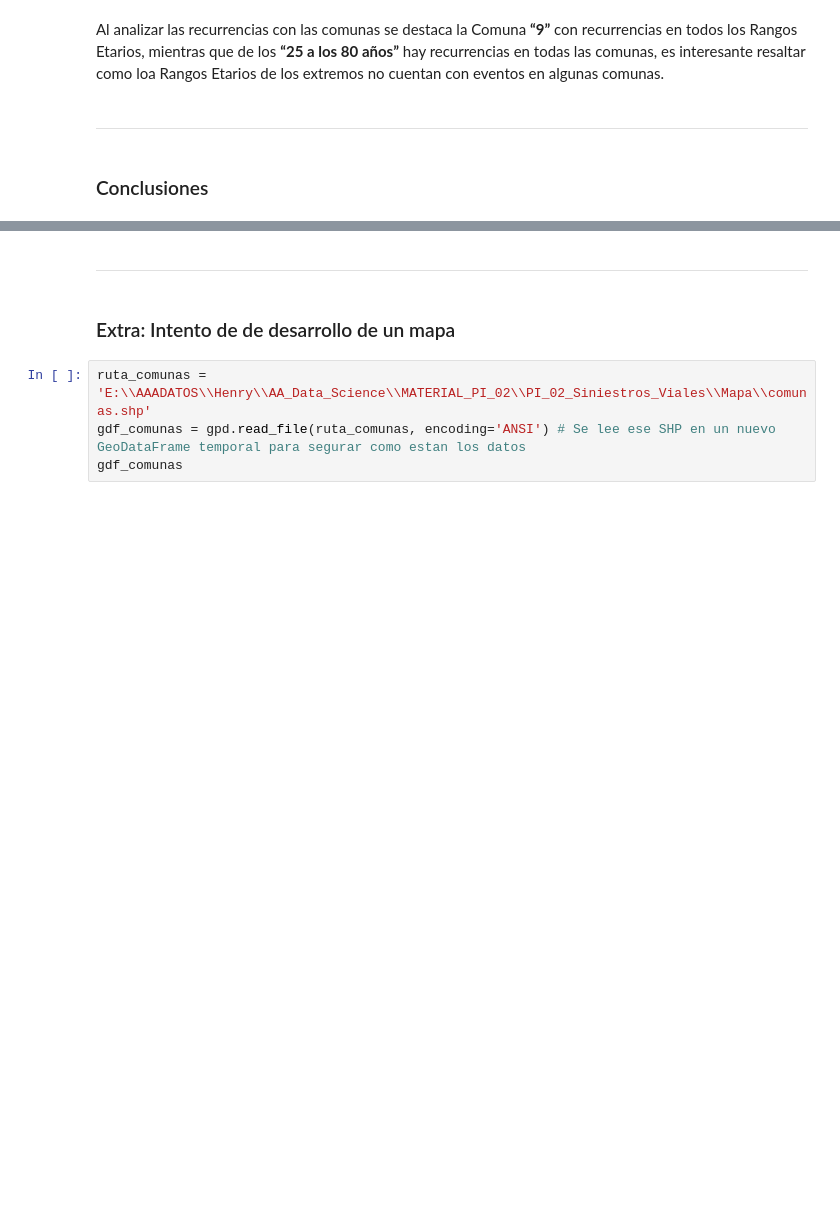
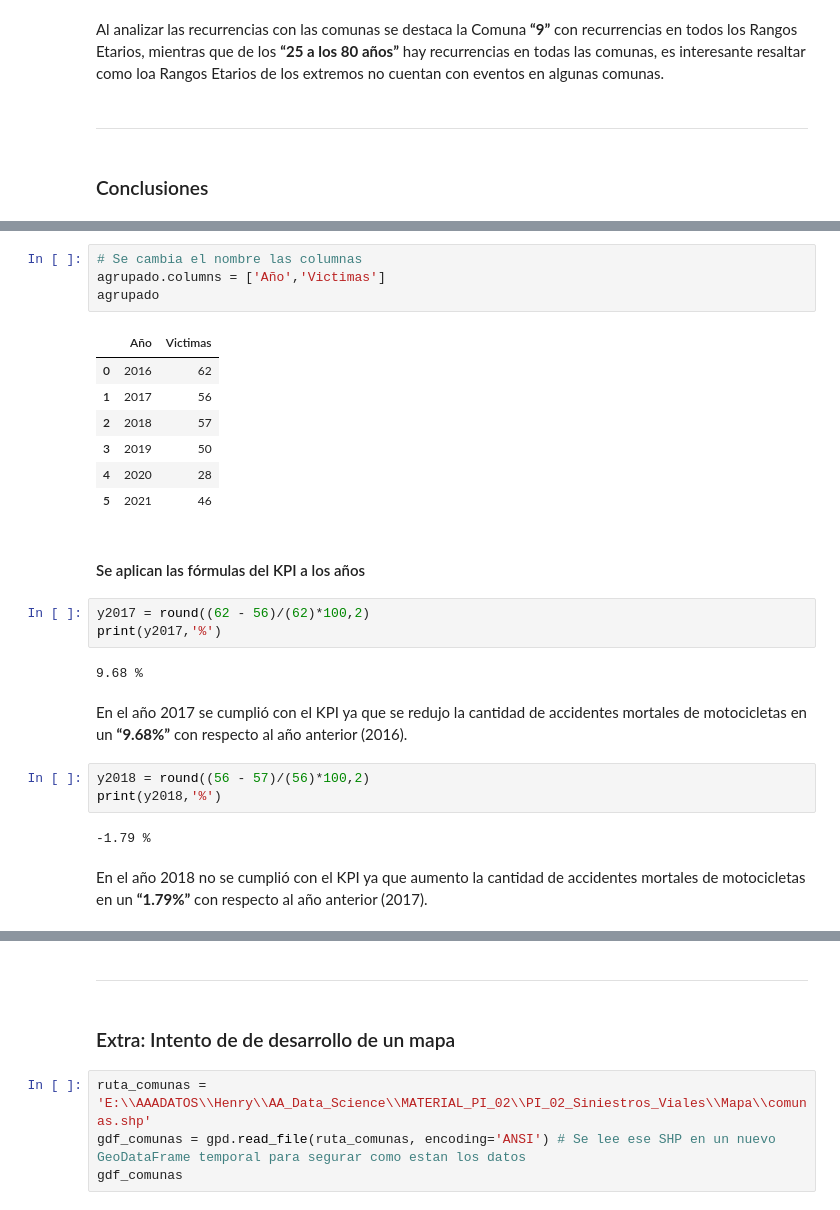
Before and after one commit to DavidssonGon/PI_02_Siniestros_Viales, a Jupyter notebook: EDA/EDA.ipynb, the cells around one changed output, grey strips where cells are left out. Drawn from its saved outputs; the diff is of its cells as text; blank space fills up the shorter version.

```diff
--- a/EDA/EDA.ipynb
+++ b/EDA/EDA.ipynb
@@ -951,0 +998,28 @@ Al analizar las recurrencias con las comunas se destaca la Comuna **“9”** co
+# %%
+# Se cambia el nombre las columnas
+agrupado.columns = ['Año','Victimas']
+agrupado
+# %% [output]
+|  | Año | Victimas |
+| 0 | 2016 | 62 |
+| 1 | 2017 | 56 |
+| 2 | 2018 | 57 |
+| 3 | 2019 | 50 |
+| 4 | 2020 | 28 |
+| 5 | 2021 | 46 |
+# %% [markdown]
+#### Se aplican las fórmulas del KPI a los años
+# %%
+y2017 = round((62 - 56)/(62)*100,2)
+print(y2017,'%')
+# %% [output]
+9.68 %
+# %% [markdown]
+En el año 2017 se cumplió con el KPI ya que se redujo la cantidad de accidentes mortales de motocicletas en un **“9.68%”** con respecto al año anterior (2016).
+# %%
+y2018 = round((56 - 57)/(56)*100,2)
+print(y2018,'%')
+# %% [output]
+-1.79 %
+# %% [markdown]
+En el año 2018 no se cumplió con el KPI ya que aumento la cantidad de accidentes mortales de motocicletas en un **“1.79%”** con respecto al año anterior (2017).
```
Also changed, not shown: parts of 14 cells of this notebook, 1 other file.
